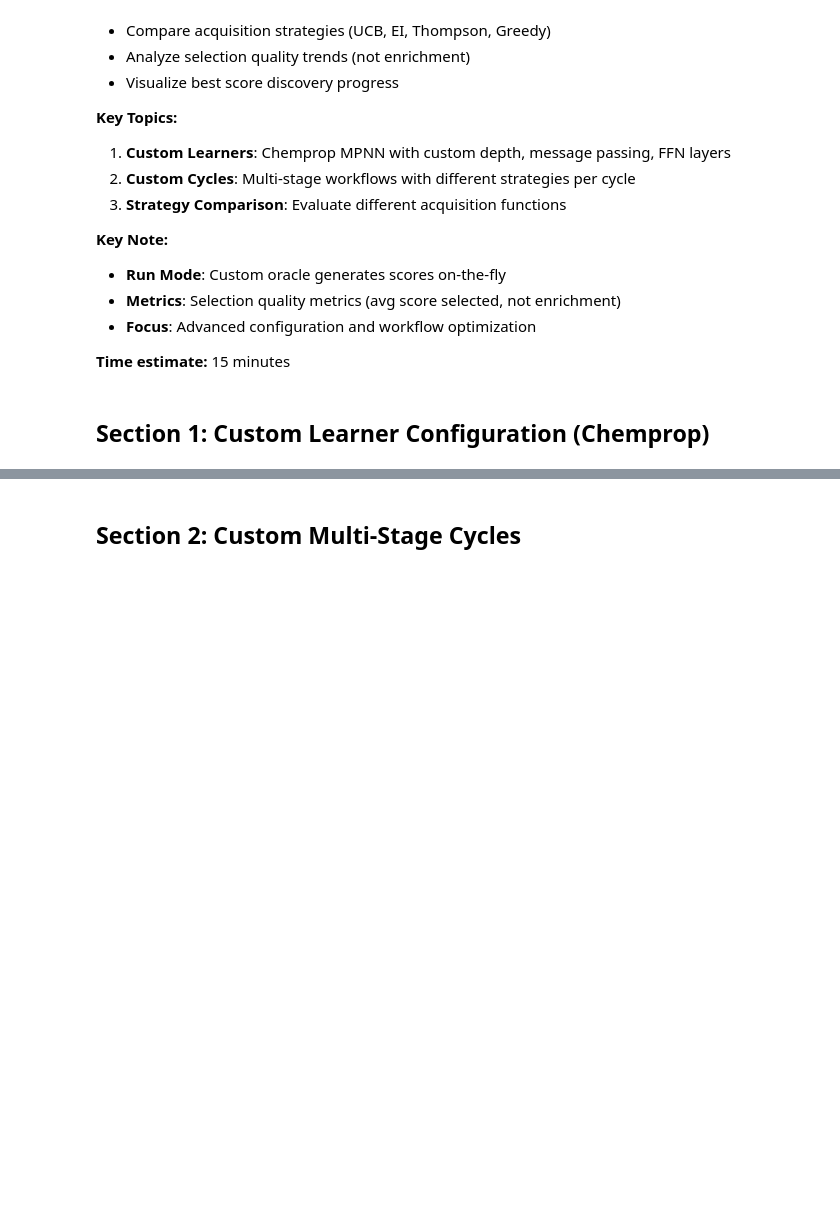
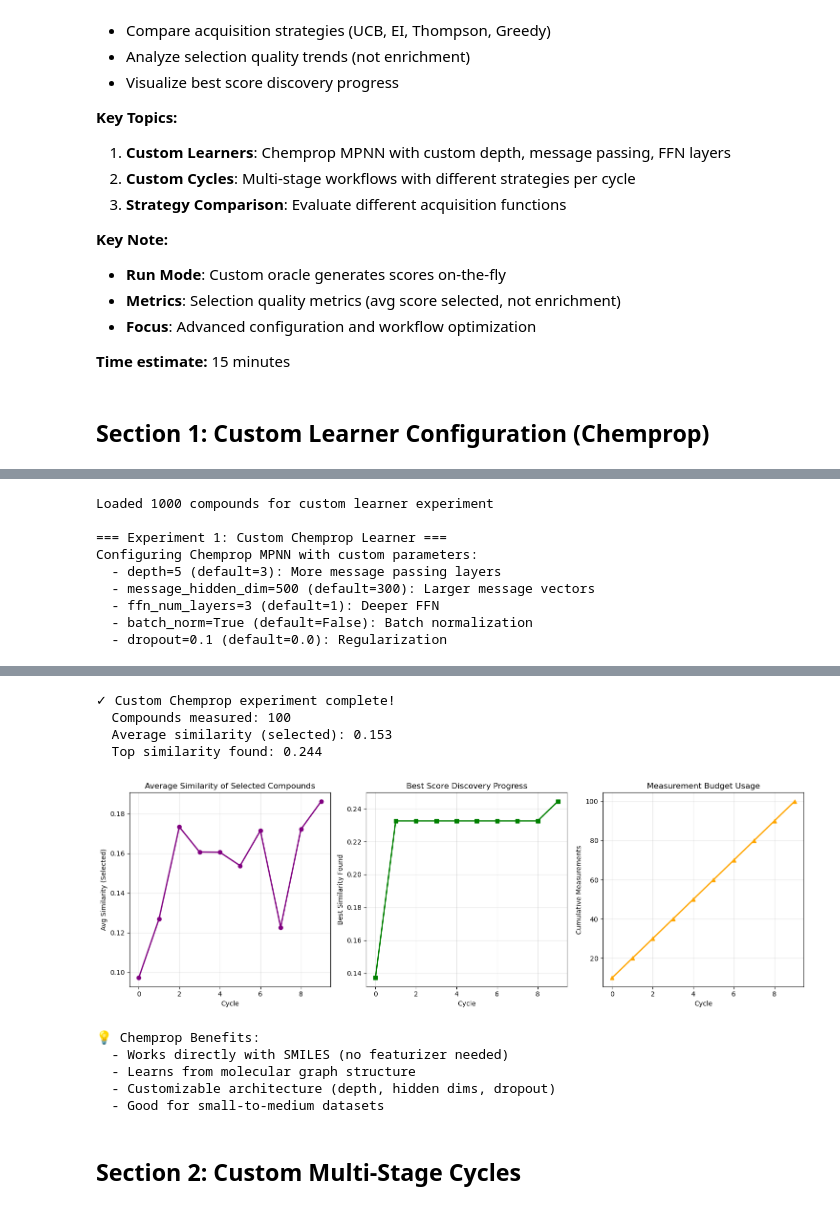
Before and after one commit to drugm8/LearnM8, a Jupyter notebook: examples/notebooks/03_advanced_configuration.ipynb, the cells around one changed output, grey strips where cells are left out. Saved outputs shown, nothing was run; the diff lists cells and outputs as text; code cells hidden in the pictures; blank space fills up the shorter version.

```diff
--- a/examples/notebooks/03_advanced_configuration.ipynb
+++ b/examples/notebooks/03_advanced_configuration.ipynb
@@ -26,10 +44,4 @@ Learn how to customize learners and design sophisticated multi-stage workflows.
 # %%
-from learnm8 import run_active_learning
-from learnm8.learners.torch.chemprop_learner import ChempropLearner
-from examples.oracles import SimilarityOracle
-import polars as pl
-import pandas as pd
-import matplotlib.pyplot as plt
 
 # Load dataset (1K compounds, ID + SMILES only)
 compounds = pl.read_csv('../data/ampc_1k_no_scores.csv')
@@ -73,28 +85,22 @@ chemprop_results = run_active_learning(
     learner=custom_chemprop,           # Custom Chemprop instance
     # featurizer_type NOT specified - Chemprop uses SMILES directly
     strategy='greedy',                 # Greedy selection
-    n_cycles=5,                        # 5 cycles
-    batch_fraction=0.02,               # 2% per cycle
-    score_direction='higher'           # Higher similarity is better
+    n_cycles=10,                        # 10 cycles
+    batch_fraction=0.01,               # 1% per cycle
+    score_direction='higher',           # Higher similarity is better
+	output_dir='results/chemprop_greedy/'
 )
 
 print(f"\n✓ Custom Chemprop experiment complete!")
-print(f"  Compounds measured: {len(chemprop_results['measured_ids'])}")
+print(f"  Compounds measured: {len(chemprop_results['labeled_data'])}")
 
 # Analyze selection quality
-measured_df = chemprop_results['compounds_df'].filter(pl.col('measured'))
+measured_df = chemprop_results['labeled_data']
 print(f"  Average similarity (selected): {measured_df['similarity'].mean():.3f}")
 print(f"  Top similarity found: {measured_df['similarity'].max():.3f}")
 
 # Plot Chemprop performance
 chemprop_metrics = pd.DataFrame(chemprop_results['cycle_metrics'])
-
-# Calculate best similarity found so far per cycle
-chemprop_measured_df = chemprop_results['compounds_df'].filter(pl.col('measured'))
-chemprop_best_scores = []
-for cycle_num in range(len(chemprop_metrics)):
-    cycle_measured = chemprop_measured_df.filter(pl.col('cycle_measured') <= cycle_num)
-    chemprop_best_scores.append(cycle_measured['similarity'].max())
 
 plt.figure(figsize=(15, 5))
 
@@ -103,11 +109,11 @@ plt.plot(chemprop_metrics['cycle'], chemprop_metrics['avg_score_selected'],
          marker='o', linewidth=2, color='purple')
 plt.xlabel('Cycle')
 plt.ylabel('Avg Similarity (Selected)')
-plt.title('Chemprop Selection Quality')
+plt.title('Average Similarity of Selected Compounds')
 plt.grid(True, alpha=0.3)
 
 plt.subplot(1, 3, 2)
-plt.plot(chemprop_metrics['cycle'], chemprop_best_scores,
+plt.plot(chemprop_metrics['cycle'], chemprop_metrics['best_so_far'],
          marker='s', linewidth=2, color='green')
 plt.xlabel('Cycle')
 plt.ylabel('Best Similarity Found')
@@ -115,11 +121,11 @@ plt.title('Best Score Discovery Progress')
 plt.grid(True, alpha=0.3)
 
 plt.subplot(1, 3, 3)
-plt.plot(chemprop_metrics['cycle'], chemprop_metrics['n_measured'].cumsum(),
+plt.plot(chemprop_metrics['cycle'], chemprop_metrics['cumulative_labeled'],
          marker='^', linewidth=2, color='orange')
 plt.xlabel('Cycle')
 plt.ylabel('Cumulative Measurements')
-plt.title('Measurement Budget')
+plt.title('Measurement Budget Usage')
 plt.grid(True, alpha=0.3)
 
 plt.tight_layout()
@@ -130,3 +136,4 @@ print("  - Works directly with SMILES (no featurizer needed)")
 print("  - Learns from molecular graph structure")
 print("  - Customizable architecture (depth, hidden dims, dropout)")
 print("  - Good for small-to-medium datasets")
+# %% [output]
@@ -132,0 +157,9 @@ print("  - Good for small-to-medium datasets")
+Loaded 1000 compounds for custom learner experiment
+
+=== Experiment 1: Custom Chemprop Learner ===
+Configuring Chemprop MPNN with custom parameters:
+  - depth=5 (default=3): More message passing layers
+  - message_hidden_dim=500 (default=300): Larger message vectors
+  - ffn_num_layers=3 (default=1): Deeper FFN
+  - batch_norm=True (default=False): Batch normalization
+  - dropout=0.1 (default=0.0): Regularization
@@ -133,3 +183,13 @@ print("  - Good for small-to-medium datasets")
+✓ Custom Chemprop experiment complete!
+  Compounds measured: 100
+  Average similarity (selected): 0.153
+  Top similarity found: 0.244
+[figure, added]
+💡 Chemprop Benefits:
+  - Works directly with SMILES (no featurizer needed)
+  - Learns from molecular graph structure
+  - Customizable architecture (depth, hidden dims, dropout)
+  - Good for small-to-medium datasets
 # %% [markdown]
 ## Section 2: Custom Multi-Stage Cycles
 # %%
```
Also changed, not shown: parts of 3 cells of this notebook, 3 other files.
